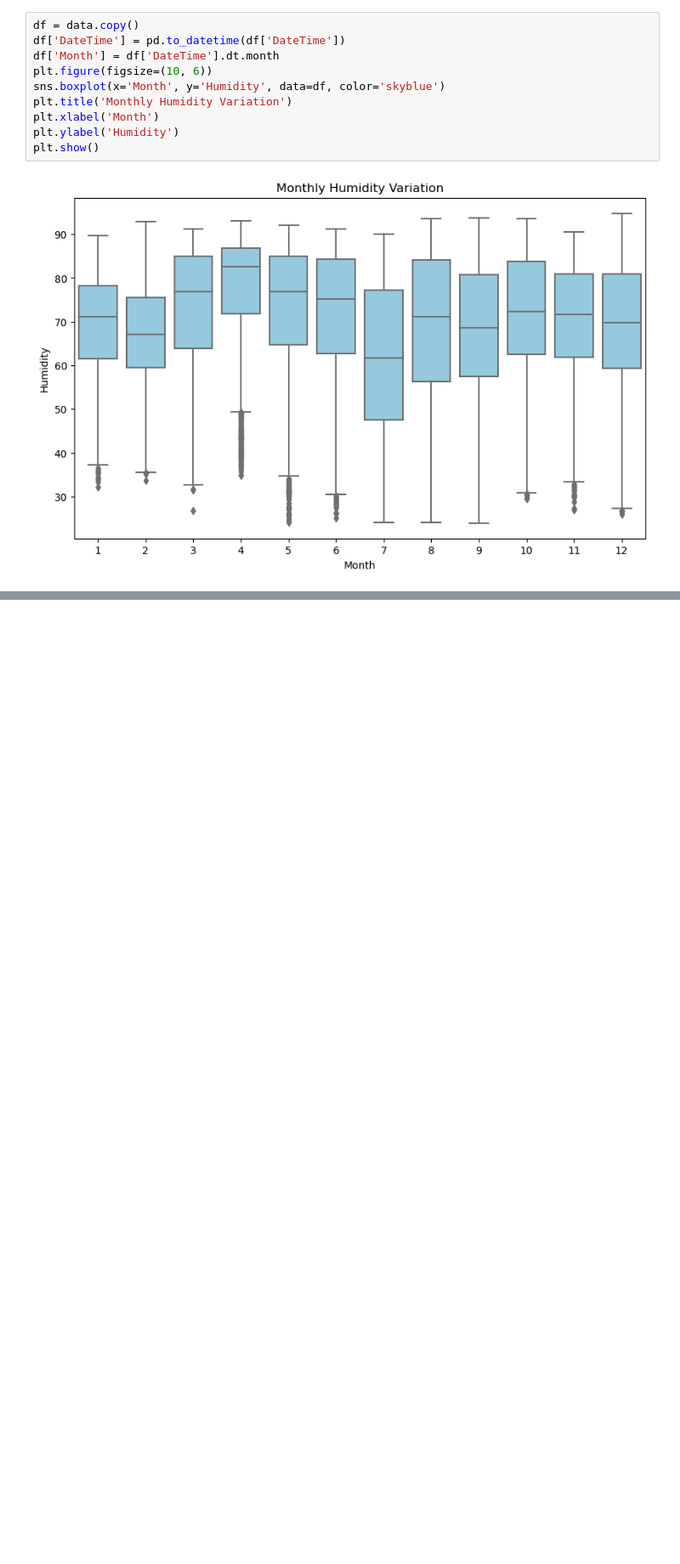
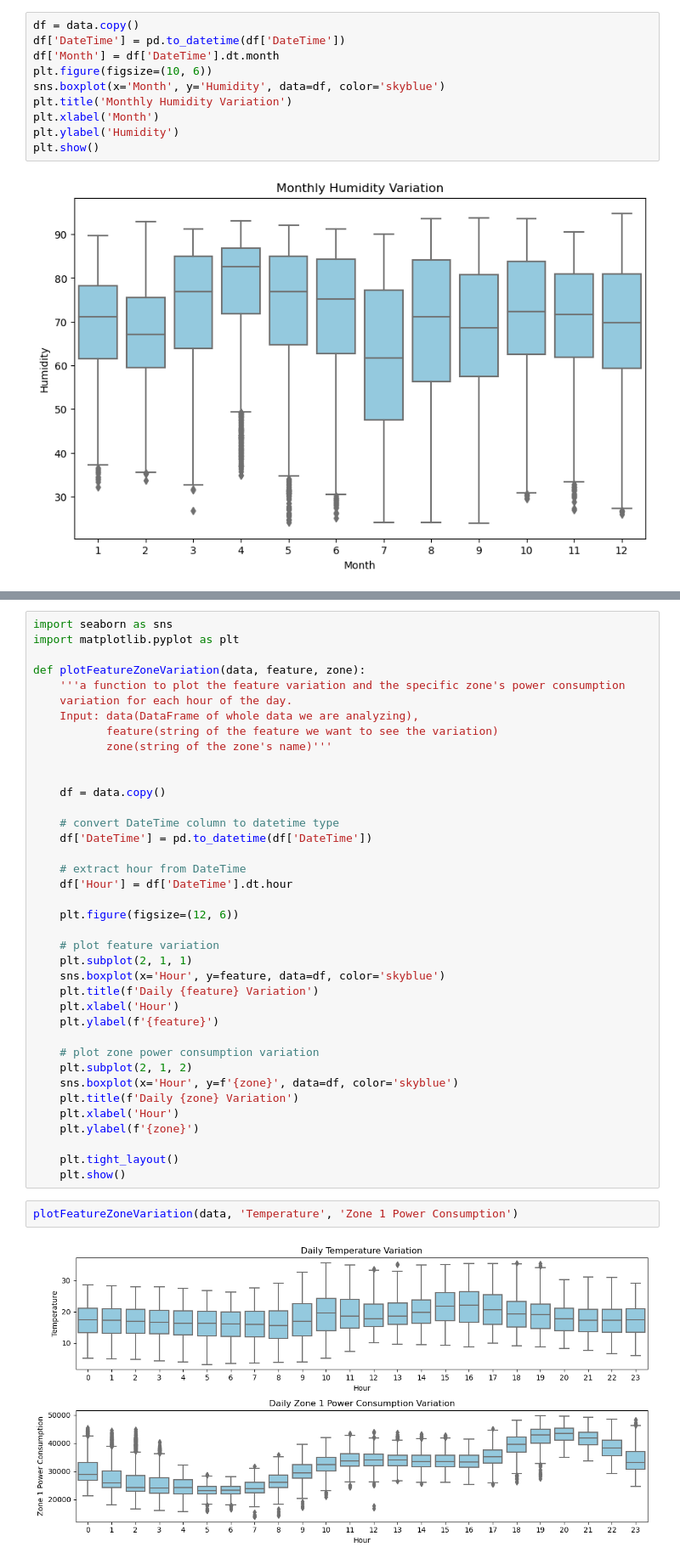
Before and after one commit to cknguyen123/CSE_143_Group_18_Project, a Jupyter notebook: Final_Project_data_vis_and_analysis.ipynb, the cells around one changed output, grey strips where cells are left out. Shown at 85% size. Cells and saved outputs as stored; diff of their text form; blank space fills up the shorter version.

```diff
--- a/Final_Project_data_vis_and_analysis.ipynb
+++ b/Final_Project_data_vis_and_analysis.ipynb
@@ -458,3 +458,45 @@ Quick Analysis from charts:
 '''
 # %% [output]
 '\nQuick Analysis from charts:\n1. Monthly temperature\n2. Hour of the day\n3. Humidity does not have any affect\n4. Wind speed a possibility of effect\n\n'
+# %%
+import seaborn as sns
+import matplotlib.pyplot as plt
+
+def plotFeatureZoneVariation(data, feature, zone):
+    '''a function to plot the feature variation and the specific zone's power consumption
+    variation for each hour of the day.
+    Input: data(DataFrame of whole data we are analyzing),
+           feature(string of the feature we want to see the variation)
+           zone(string of the zone's name)'''
+
+
+    df = data.copy()
+
+    # convert DateTime column to datetime type
+    df['DateTime'] = pd.to_datetime(df['DateTime'])
+
+    # extract hour from DateTime
+    df['Hour'] = df['DateTime'].dt.hour
+
+    plt.figure(figsize=(12, 6))
+
+    # plot feature variation
+    plt.subplot(2, 1, 1)
+    sns.boxplot(x='Hour', y=feature, data=df, color='skyblue')
+    plt.title(f'Daily {feature} Variation')
+    plt.xlabel('Hour')
+    plt.ylabel(f'{feature}')
+
+    # plot zone power consumption variation
+    plt.subplot(2, 1, 2)
+    sns.boxplot(x='Hour', y=f'{zone}', data=df, color='skyblue')
+    plt.title(f'Daily {zone} Variation')
+    plt.xlabel('Hour')
+    plt.ylabel(f'{zone}')
+
+    plt.tight_layout()
+    plt.show()
+# %%
+plotFeatureZoneVariation(data, 'Temperature', 'Zone 1 Power Consumption')
+# %% [output]
+[figure, added]
```
Also changed, not shown: parts of 8 cells of this notebook, 1 other file.
